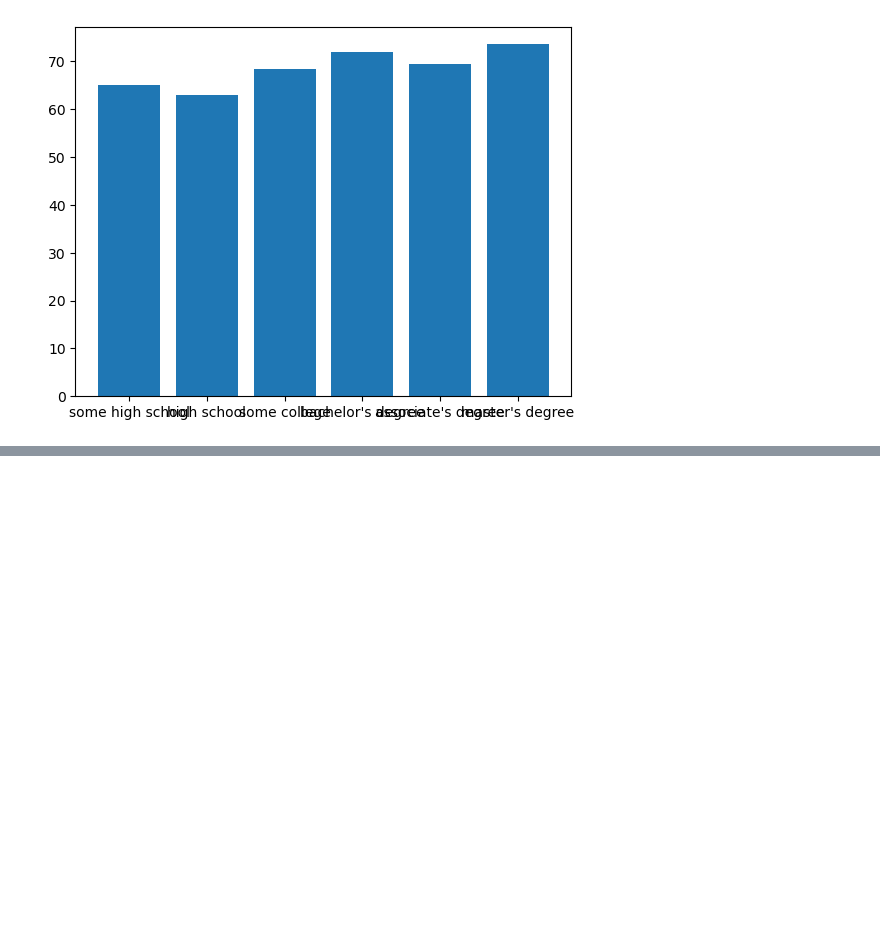
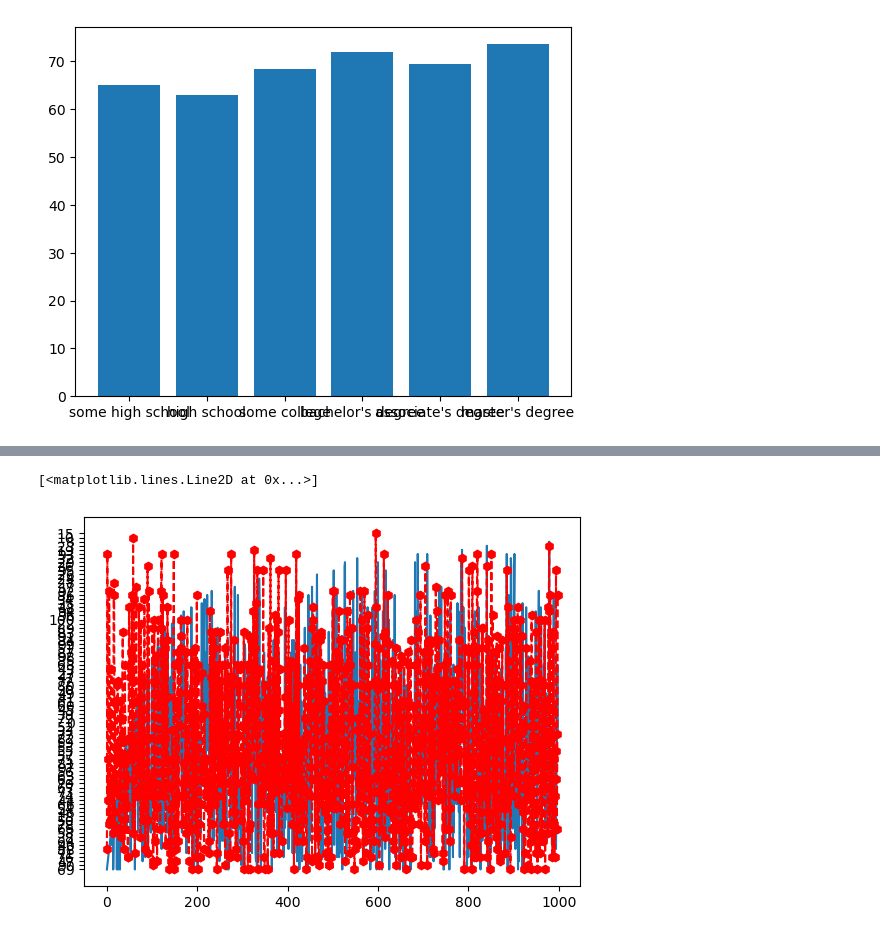
Before and after one commit to rukangu/infoClassWork, a Jupyter notebook: matplotlib/student_data_processing.ipynb, the cells around one changed output, grey strips where cells are left out. Drawn from its saved outputs; the diff is of its cells as text; code cells hidden in the pictures; blank space fills up the shorter version.

```diff
--- a/matplotlib/student_data_processing.ipynb
+++ b/matplotlib/student_data_processing.ipynb
@@ -152,0 +156,6 @@ plt.bar(x,y)
+# %%
+plt.plot(student_dict['math_score'])
+plt.plot(student_dict['writing_score'], 'h--r')
+# %% [output]
+[<matplotlib.lines.Line2D at 0x...>]
+[figure, added]
```
Also changed, not shown: parts of 1 cell of this notebook, 2 other files.
